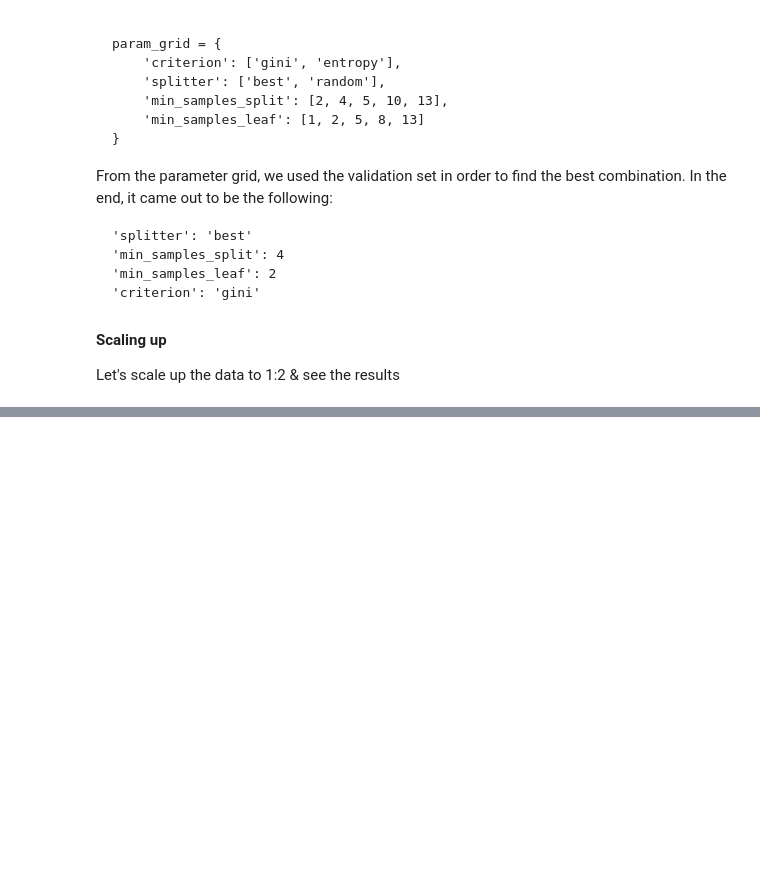
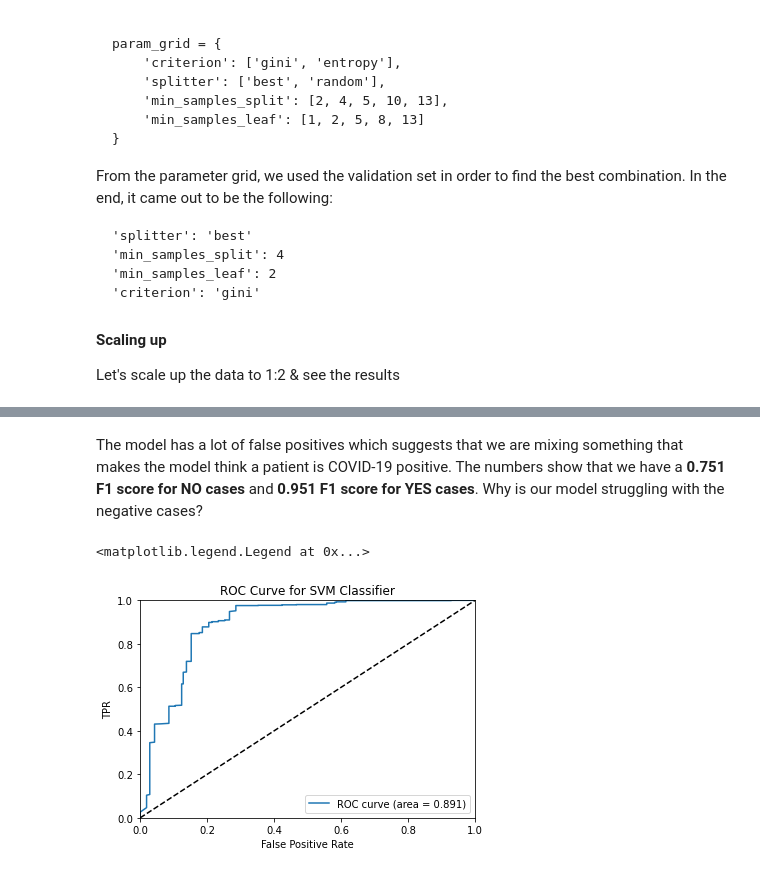
Before and after one commit to mohanadarafe/covid-19-symptoms-presence, a Jupyter notebook: analysis.ipynb, the cells around one changed output, grey strips where cells are left out. Cells and saved outputs as stored; diff of their text form; code cells hidden in the pictures; blank space fills up the shorter version.

```diff
--- a/analysis.ipynb
+++ b/analysis.ipynb
@@ -386,0 +440,18 @@ Let's scale up the data to 1:2 & see the results
+# %% [markdown]
+The model has a lot of false positives which suggests that we are mixing something that makes the model think a patient is COVID-19 positive. The numbers show that we have a **0.751 F1 score for NO cases** and **0.951 F1 score for YES cases**. Why is our model struggling with the negative cases?
+# %%
+# metrics.plot_roc_curve(best_model, X_test, y_test)
+probs = best_model.predict_proba(X_test)
+fpr, tpr, thresholds = metrics.roc_curve(y_test, probs[: , 1])
+roc_auc = metrics.auc(fpr, tpr)
+plt.plot(fpr, tpr, label='ROC curve (area = %0.3f)' % roc_auc)
+plt.plot([0, 1], [0, 1], 'k--')
+plt.xlim([0.0, 1.0])
+plt.ylim([0.0, 1.0])
+plt.xlabel('False Positive Rate')
+plt.ylabel('TPR')
+plt.title('ROC Curve for SVM Classifier')
+plt.legend(loc="lower right")
+# %% [output]
+<matplotlib.legend.Legend at 0x...>
+[figure, added]
```
Also changed, not shown: parts of 21 cells of this notebook, 13 other files.
